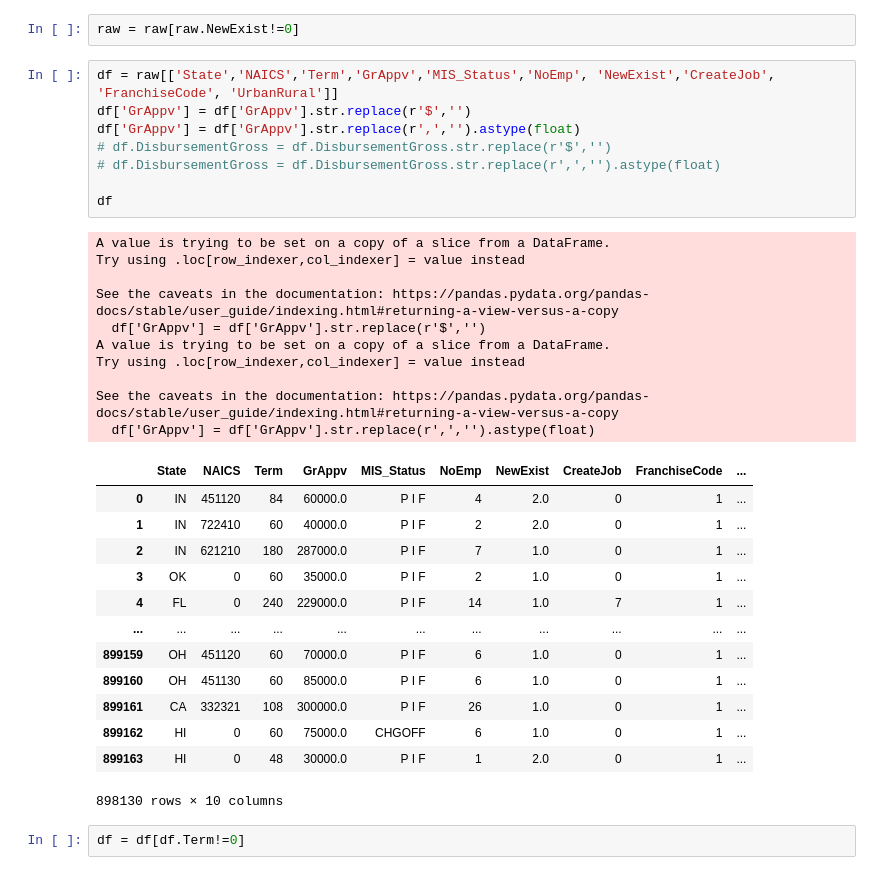
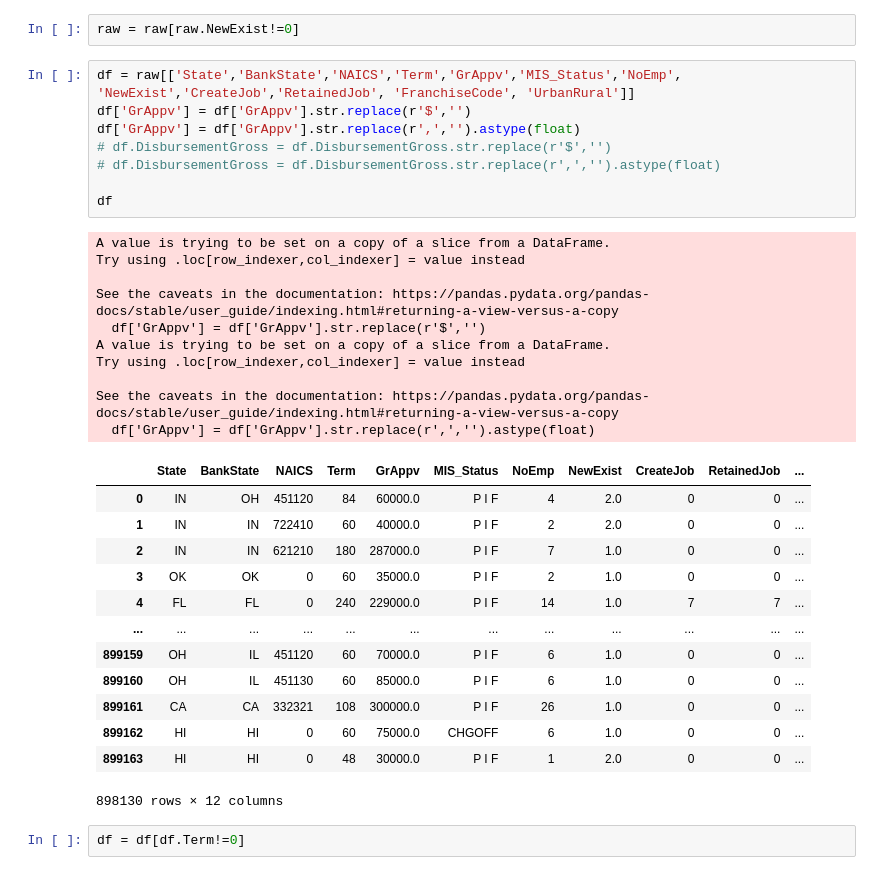
Before and after one commit to JynMoriarty/Loan_project, a Jupyter notebook: nettoyage.ipynb, the cells around one changed output. Saved outputs shown, nothing was run; the diff lists cells and outputs as text.

```diff
--- a/nettoyage.ipynb
+++ b/nettoyage.ipynb
@@ -41,37 +41,37 @@ Index(['LoanNr_ChkDgt', 'Name', 'City', 'State', 'Zip', 'Bank', 'BankState',
 # %%
 raw = raw[raw.NewExist!=0]
 # %%
-df = raw[['State','NAICS','Term','GrAppv','MIS_Status','NoEmp', 'NewExist','CreateJob', 'FranchiseCode', 'UrbanRural']]
+df = raw[['State','BankState','NAICS','Term','GrAppv','MIS_Status','NoEmp', 'NewExist','CreateJob','RetainedJob', 'FranchiseCode', 'UrbanRural']]
 df['GrAppv'] = df['GrAppv'].str.replace(r'$','')
 df['GrAppv'] = df['GrAppv'].str.replace(r',','').astype(float)
 # df.DisbursementGross = df.DisbursementGross.str.replace(r'$','')
 # df.DisbursementGross = df.DisbursementGross.str.replace(r',','').astype(float)
 
 df
 # %% [output]
 A value is trying to be set on a copy of a slice from a DataFrame.
 Try using .loc[row_indexer,col_indexer] = value instead
 
 See the caveats in the documentation: https://pandas.pydata.org/pandas-docs/stable/user_guide/indexing.html#returning-a-view-versus-a-copy
   df['GrAppv'] = df['GrAppv'].str.replace(r'$','')
 A value is trying to be set on a copy of a slice from a DataFrame.
 Try using .loc[row_indexer,col_indexer] = value instead
 
 See the caveats in the documentation: https://pandas.pydata.org/pandas-docs/stable/user_guide/indexing.html#returning-a-view-versus-a-copy
   df['GrAppv'] = df['GrAppv'].str.replace(r',','').astype(float)
-|  | State | NAICS | Term | GrAppv | MIS_Status | NoEmp | NewExist | CreateJob | FranchiseCode | ... |
-| 0 | IN | 451120 | 84 | 60000.0 | P I F | 4 | 2.0 | 0 | 1 | ... |
-| 1 | IN | 722410 | 60 | 40000.0 | P I F | 2 | 2.0 | 0 | 1 | ... |
-| 2 | IN | 621210 | 180 | 287000.0 | P I F | 7 | 1.0 | 0 | 1 | ... |
-| 3 | OK | 0 | 60 | 35000.0 | P I F | 2 | 1.0 | 0 | 1 | ... |
-| 4 | FL | 0 | 240 | 229000.0 | P I F | 14 | 1.0 | 7 | 1 | ... |
-| ... | ... | ... | ... | ... | ... | ... | ... | ... | ... | ... |
-| 899159 | OH | 451120 | 60 | 70000.0 | P I F | 6 | 1.0 | 0 | 1 | ... |
-| 899160 | OH | 451130 | 60 | 85000.0 | P I F | 6 | 1.0 | 0 | 1 | ... |
-| 899161 | CA | 332321 | 108 | 300000.0 | P I F | 26 | 1.0 | 0 | 1 | ... |
-| 899162 | HI | 0 | 60 | 75000.0 | CHGOFF | 6 | 1.0 | 0 | 1 | ... |
-| 899163 | HI | 0 | 48 | 30000.0 | P I F | 1 | 2.0 | 0 | 1 | ... |
+|  | State | BankState | NAICS | Term | GrAppv | MIS_Status | NoEmp | NewExist | CreateJob | RetainedJob | ... |
+| 0 | IN | OH | 451120 | 84 | 60000.0 | P I F | 4 | 2.0 | 0 | 0 | ... |
+| 1 | IN | IN | 722410 | 60 | 40000.0 | P I F | 2 | 2.0 | 0 | 0 | ... |
+| 2 | IN | IN | 621210 | 180 | 287000.0 | P I F | 7 | 1.0 | 0 | 0 | ... |
+| 3 | OK | OK | 0 | 60 | 35000.0 | P I F | 2 | 1.0 | 0 | 0 | ... |
+| 4 | FL | FL | 0 | 240 | 229000.0 | P I F | 14 | 1.0 | 7 | 7 | ... |
+| ... | ... | ... | ... | ... | ... | ... | ... | ... | ... | ... | ... |
+| 899159 | OH | IL | 451120 | 60 | 70000.0 | P I F | 6 | 1.0 | 0 | 0 | ... |
+| 899160 | OH | IL | 451130 | 60 | 85000.0 | P I F | 6 | 1.0 | 0 | 0 | ... |
+| 899161 | CA | CA | 332321 | 108 | 300000.0 | P I F | 26 | 1.0 | 0 | 0 | ... |
+| 899162 | HI | HI | 0 | 60 | 75000.0 | CHGOFF | 6 | 1.0 | 0 | 0 | ... |
+| 899163 | HI | HI | 0 | 48 | 30000.0 | P I F | 1 | 2.0 | 0 | 0 | ... |
-898130 rows × 10 columns
+898130 rows × 12 columns
 # %%
 df = df[df.Term!=0]
 # %%
```
Also changed, not shown: parts of 9 cells of this notebook, 2 other files.
